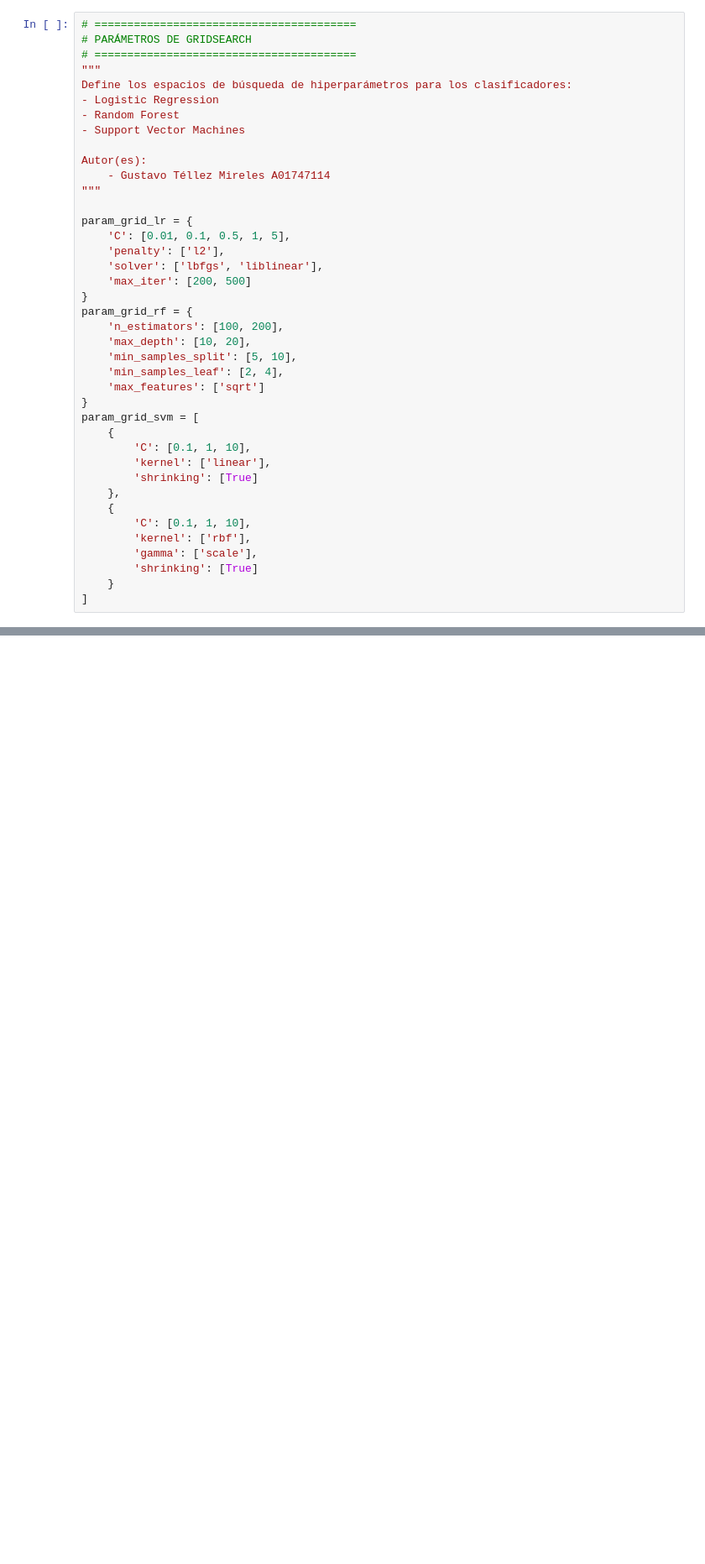
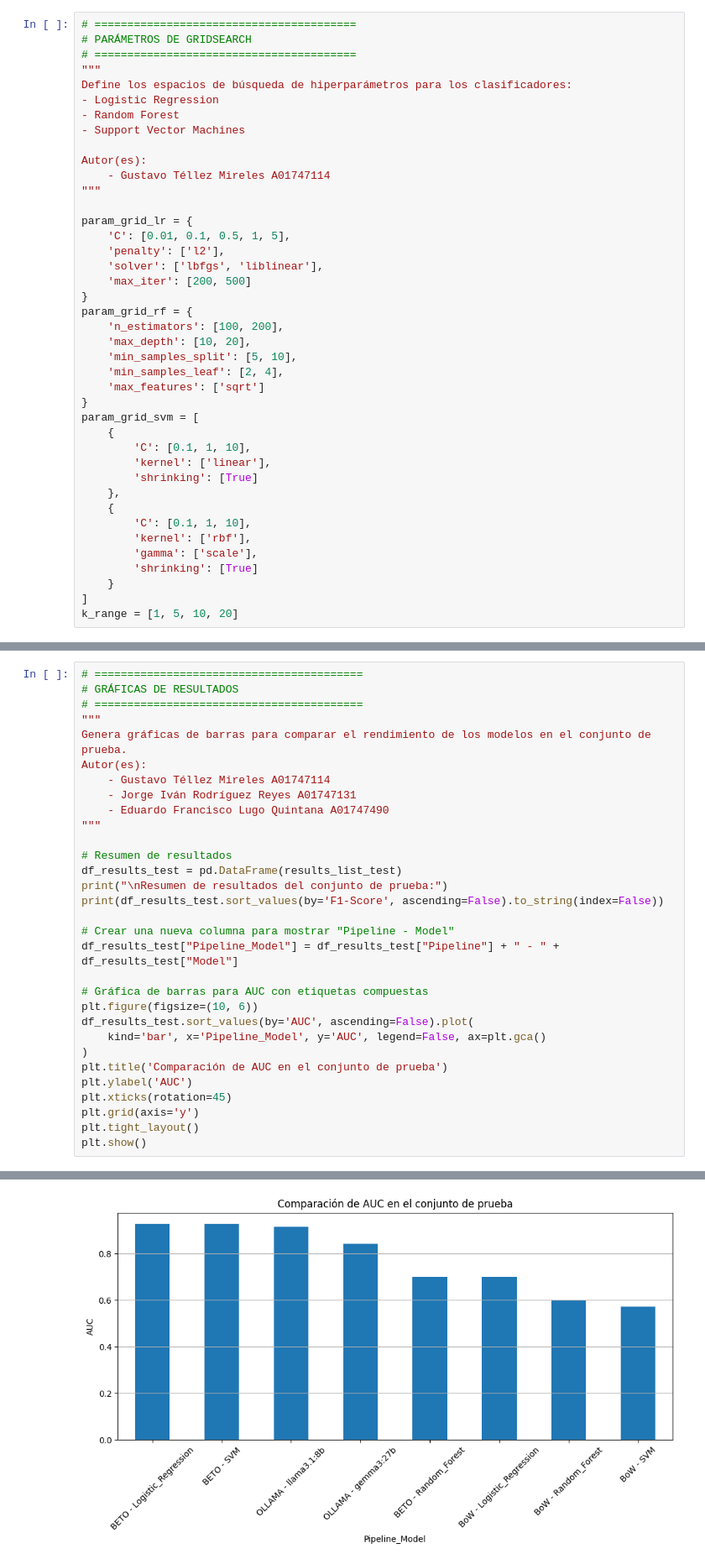
Before and after one commit to gusgoos/eating-disorder-tweet-detector, a Jupyter notebook: tweet_ed_disorder_classification.ipynb, the cells around one changed output, grey strips where cells are left out. Shown: that part at 84% size. Drawn from its saved outputs; the diff is of its cells as text; blank space fills up the shorter version.

```diff
--- a/tweet_ed_disorder_classification.ipynb
+++ b/tweet_ed_disorder_classification.ipynb
@@ -599,3 +753,4 @@ param_grid_svm = [
         'shrinking': [True]
     }
 ]
+k_range = [1, 5, 10, 20]
@@ -1033,0 +1271,32 @@ with open("functions.py", "w", encoding="utf-8") as f:
+# %%
+# =========================================
+# GRÁFICAS DE RESULTADOS
+# =========================================
+"""
+Genera gráficas de barras para comparar el rendimiento de los modelos en el conjunto de prueba.
+Autor(es):
+    - Gustavo Téllez Mireles A01747114
+    - Jorge Iván Rodríguez Reyes A01747131
+    - Eduardo Francisco Lugo Quintana A01747490
+"""
+
+# Resumen de resultados
+df_results_test = pd.DataFrame(results_list_test)
+print("\nResumen de resultados del conjunto de prueba:")
+print(df_results_test.sort_values(by='F1-Score', ascending=False).to_string(index=False))
+
+# Crear una nueva columna para mostrar "Pipeline - Model"
+df_results_test["Pipeline_Model"] = df_results_test["Pipeline"] + " - " + df_results_test["Model"]
+
+# Gráfica de barras para AUC con etiquetas compuestas
+plt.figure(figsize=(10, 6))
+df_results_test.sort_values(by='AUC', ascending=False).plot(
+    kind='bar', x='Pipeline_Model', y='AUC', legend=False, ax=plt.gca()
+)
+plt.title('Comparación de AUC en el conjunto de prueba')
+plt.ylabel('AUC')
+plt.xticks(rotation=45)
+plt.grid(axis='y')
+plt.tight_layout()
+plt.show()
+# %% [output]
@@ -1033,0 +1313 @@ with open("functions.py", "w", encoding="utf-8") as f:
+[figure, added]
```
Also changed, not shown: parts of 42 cells of this notebook.
